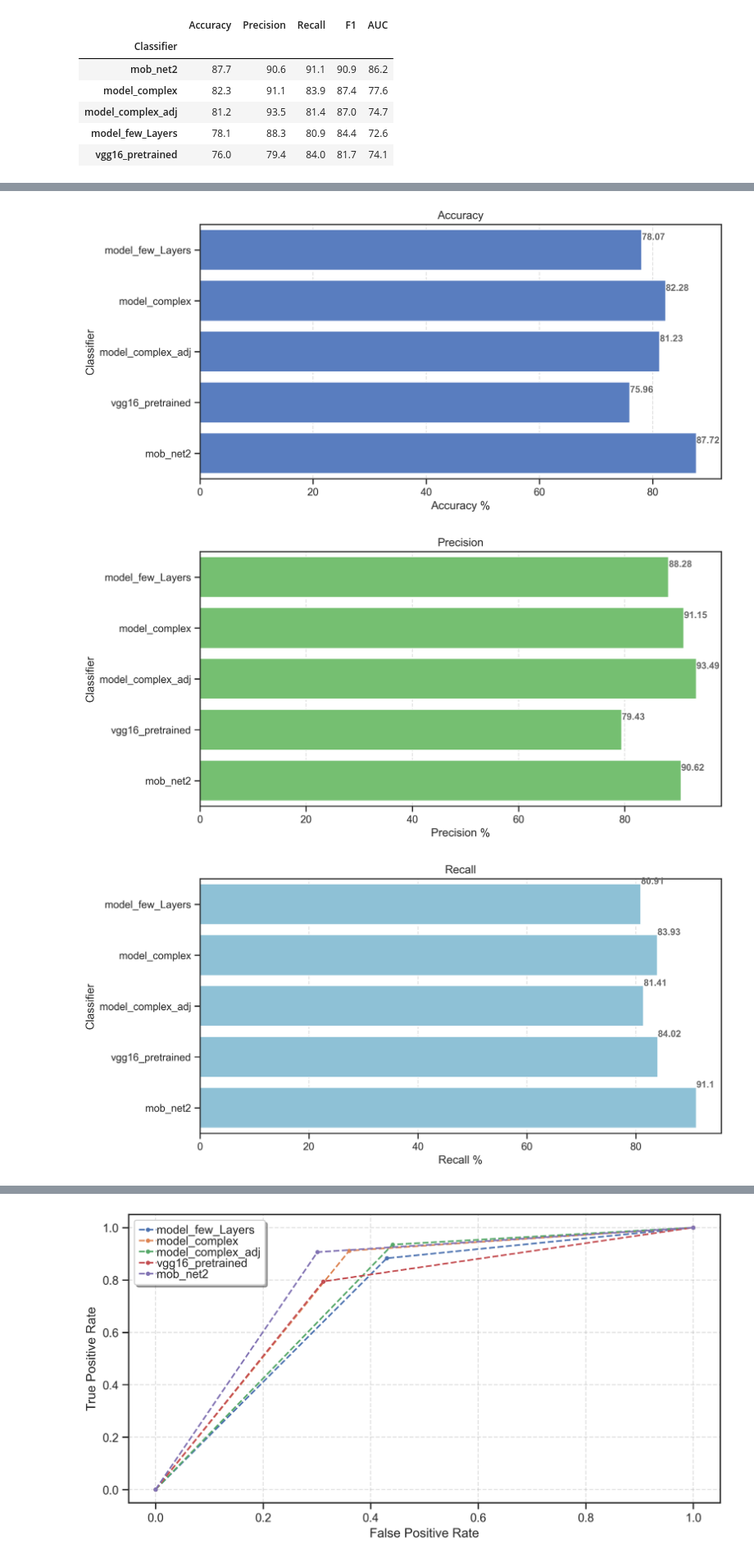
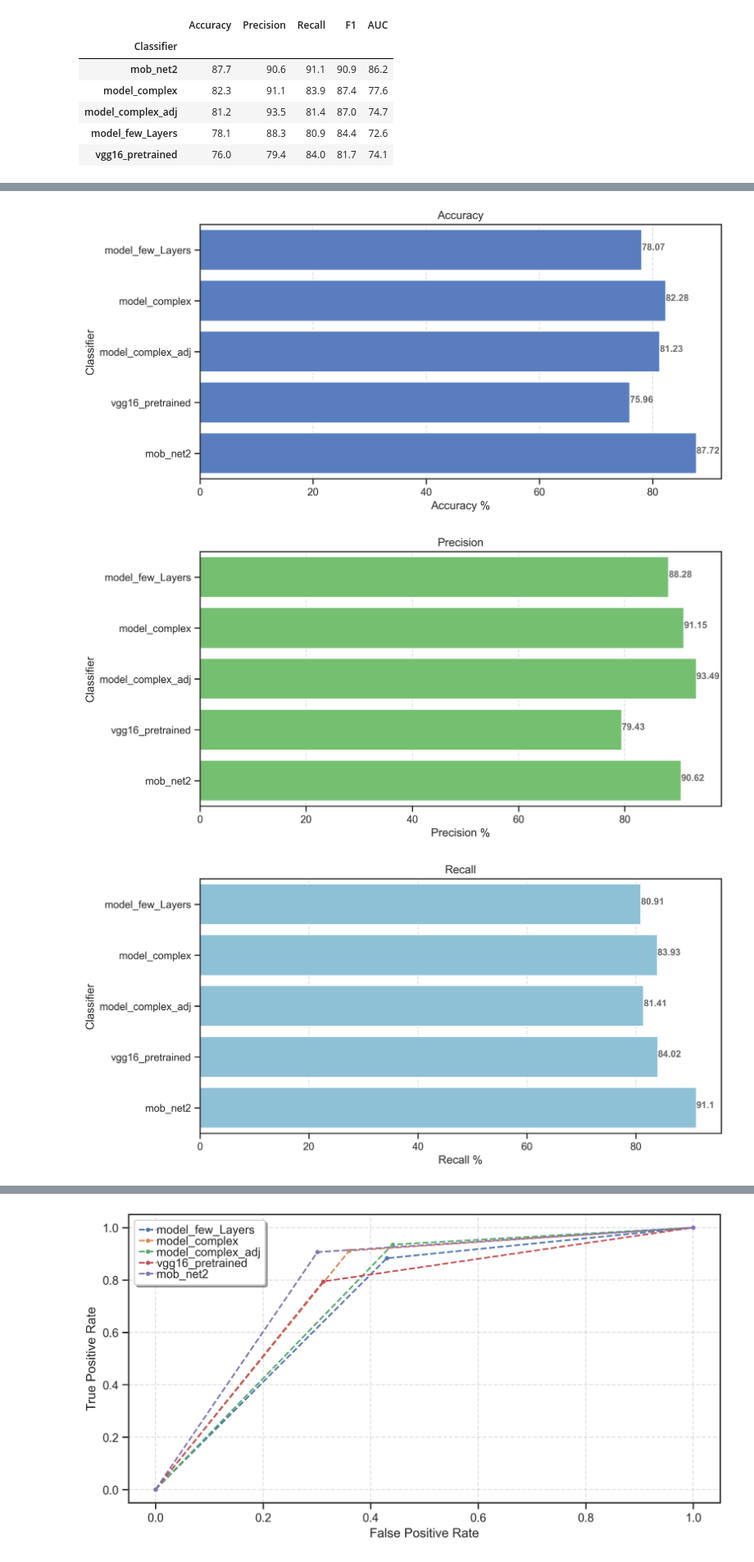
Before and after one commit to konstantinos-al/ml_project_quebec, a Jupyter notebook: Draft_report_v1.ipynb, the cells around one changed output, grey strips where cells are left out. Shown at 82% size. Cells and saved outputs as stored; diff of their text form; code cells hidden in the pictures.

```diff
--- a/Draft_report_v1.ipynb
+++ b/Draft_report_v1.ipynb
@@ -995,13 +965,11 @@ from sklearn import model_selection
 # %%
-classifiers = [
-    model_few_Layers,
+classifiers = [model_few_Layers,
     model_complex,
     model_complex_adj,
     vgg16_pretrained,
     mob_net2
     ]
-name_of_model = [
-    "model_few_Layers",
+name_of_model = ["model_few_Layers",
     "model_complex",
     "model_complex_adj",
     "vgg16_pretrained",
@@ -1019,19 +987,8 @@ for clf in classifiers:
     name=name_of_model[i]
     i+=1
 
-    # #Fit the model
-    # clf.fit(
-    #         x=X_train,
-    #         y=y_train,
-    #         epochs=50, #>=30,
-    #         steps_per_epoch=steps_per_epoch ,
-    #         batch_size=32, #batch_size = 32 or 16
-    #         verbose=1,
-    #         validation_data=(X_val,y_val),
-    #         callbacks=[early_stopping, lrr]
-    #         )
-
-    if name == "mob_net2":
+    # if statamenet to use rescaled (-1, 1) test dataset for MobileNet2
+    if name == name_of_model[-1]:
         y_true = np.argmax(y_test_mn, axis = 1)[:]
         pred = clf.predict(X_test_mn, verbose = 0) # Predict prob and get Class Indices
         y_pred= np.argmax(pred, axis = 1)[:]
@@ -1041,24 +998,23 @@ for clf in classifiers:
         pred = clf.predict(X_test, verbose = 0) # Predict prob and get Class Indices
         y_pred= np.argmax(pred, axis = 1)[:]
 
-    # calcualte accuracy
+    # calculate accuracy
     acc = accuracy_score(y_pred[:], y_true[:])
 
-    # calcualte precision
+    # calculate precision
     pre = precision_score(y_pred[:], y_true[:])
 
-    # calcualte Recall
+    # calculate Recall
     rec = recall_score(y_pred[:], y_true[:])
 
-    # calcualte F1-score
+    # calculate F1-score
     f1 = f1_score(y_pred[:], y_true[:])
 
-    ## calculate scores
+    # calculate scores
     auc = roc_auc_score(y_true, y_pred)
 
-    #entry them in a dataframe for visualization
+    # entry them in a dataframe for visualization
     log_entry = pd.DataFrame([[name, acc*100, pre*100, rec*100, f1*100, auc*100]], columns=log_cols)
-    #log = log.append(log_entry)
     log = pd.concat([log, log_entry], axis = 0)
 
     # Print the results
@@ -1101,7 +1057,7 @@ sns.barplot(x='Accuracy', y='Classifier', data=log, color="b")
 
 # Add annotation to bars
 for i in ax.patches:
-    plt.text(i.get_width(), i.get_y()+0.2,
+    plt.text(i.get_width(), i.get_y()+0.4,
              str(round((i.get_width()), 2)),
              fontsize = 10, fontweight ='bold',
              color ='dimgrey')
@@ -1125,7 +1081,7 @@ sns.barplot(x='Precision', y='Classifier', data=log, color="g")
 
 # Add annotation to bars
 for i in ax.patches:
-    plt.text(i.get_width(), i.get_y()+0.2,
+    plt.text(i.get_width(), i.get_y()+0.4,
              str(round((i.get_width()), 2)),
              fontsize = 10, fontweight ='bold',
              color ='dimgrey')
@@ -1149,7 +1105,7 @@ sns.barplot(x='Recall', y='Classifier', data=log, color='c')
 
 # Add annotation to bars
 for i in ax.patches:
-    plt.text(i.get_width(), i.get_y(),
+    plt.text(i.get_width(), i.get_y()+0.4,
              str(round((i.get_width()), 2)),
              fontsize = 10, fontweight ='bold',
              color ='dimgrey')
@@ -1173,38 +1129,38 @@ sns.barplot(x='F1', y='Classifier', data=log, color="y")
 
 # Add annotation to bars
 for i in ax.patches:
-    plt.text(i.get_width(), i.get_y()+0.2,
+    plt.text(i.get_width(), i.get_y()+0.4,
              str(round((i.get_width()), 2)),
              fontsize = 10, fontweight ='bold',
              color ='dimgrey')
 
 plt.xlabel('F1-score %')
 plt.title('F1-score')
 plt.show()
 
 ## AUC
 # Figure Size
 fig, ax = plt.subplots(figsize =(10, 5))
 
 # Add x, y gridlines
 ax.grid(visible = True, color ='dimgrey',
         linestyle = '--', linewidth = 1,
         alpha = 0.2)
 
 sns.set_color_codes("muted")
 sns.barplot(x='AUC', y='Classifier', data=log, color="r")
 
 # Add annotation to bars
 for i in ax.patches:
-    plt.text(i.get_width(), i.get_y()+0.2,
+    plt.text(i.get_width(), i.get_y()+0.4,
              str(round((i.get_width()), 2)),
              fontsize = 10, fontweight ='bold',
              color ='dimgrey')
 
 plt.xlabel('Area Under Curve')
 plt.title('AUC')
 plt.show()
 # %% [output]
-[figure, old version]
+[figure, new version]
-[figure, old version]
+[figure, new version]
-[figure, old version]
+[figure, new version]
```
Also changed, not shown: parts of 16 cells of this notebook, 4 other files.
